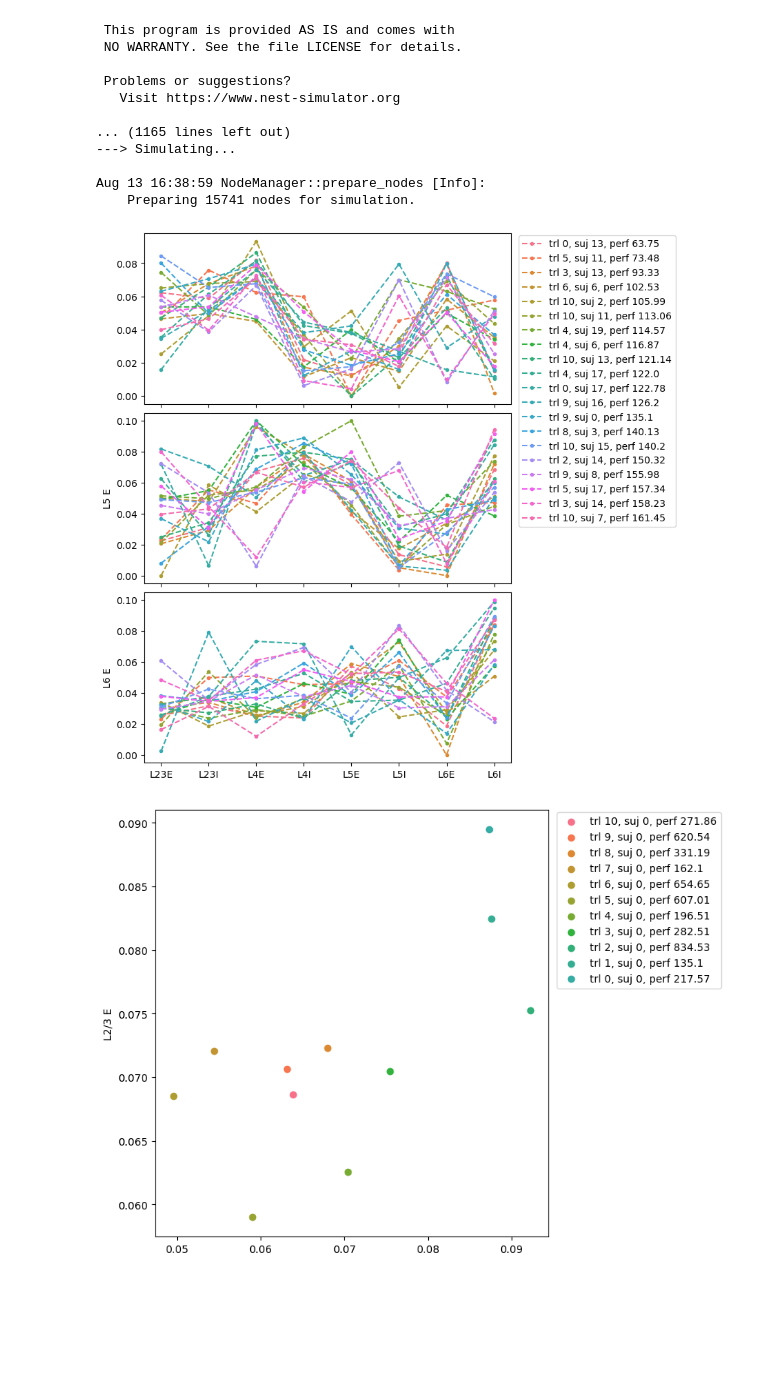
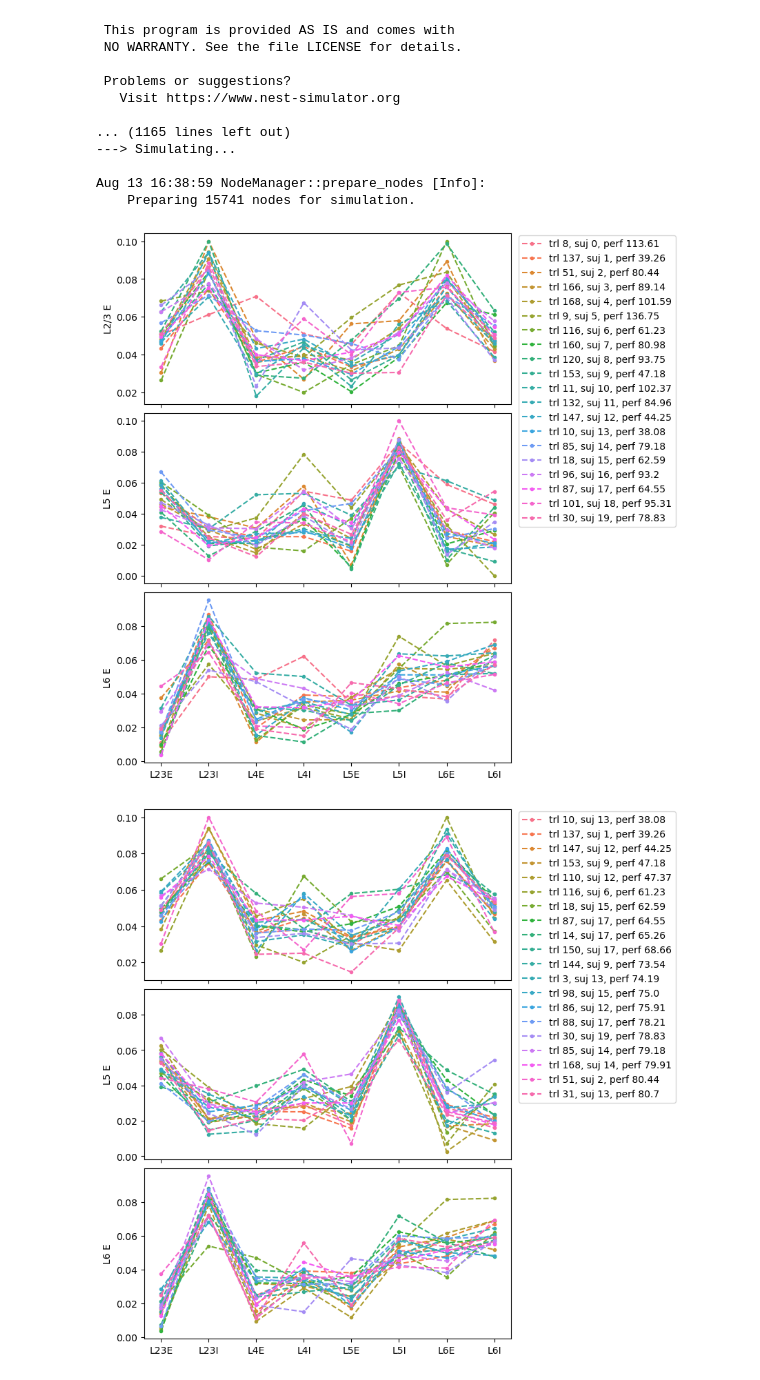
Before and after one commit to smadariagar/canonical_microcircuits, a Jupyter notebook: run_models.ipynb, the cells around one changed output. Drawn from its saved outputs; the diff is of its cells as text; code cells hidden in the pictures; blank space fills up the shorter version.

```diff
--- a/run_models.ipynb
+++ b/run_models.ipynb
@@ -65,18 +65,18 @@ Aug 13 16:38:59 NodeManager::prepare_nodes [Info]:
 # %%
 suj = 0
 
-#pso.plot_best_params(folder_path, 'sub')
+pso.plot_best_params(folder_path, 'sub')
 pso.plot_best_params(folder_path, 'all')
 
-#pso.plot_params(folder_path, 99,-1)
+pso.plot_params(folder_path, 169,-1)
 #pso.plot_performance(folder_path, -1, -1, -1)
 
-pso.plot_params_2_var(folder_path, -1, suj, [0, 1], 10)
+#pso.plot_params_2_var(folder_path, -1, suj, [0, 1], 15)
 pso.plot_performance(folder_path, -1, suj, -1)
-#pso.plot_params(folder_path, -1, suj)
+pso.plot_params(folder_path, -1, suj)
 
 #pso.plot_activity(folder_path, -1, -1, -10)
 plt.show()
 # %% [output]
-[figure, old version]
+[figure, new version]
-[figure, old version]
+[figure, new version]
```
Also changed, not shown: parts of 2 cells of this notebook, 3 other files.
